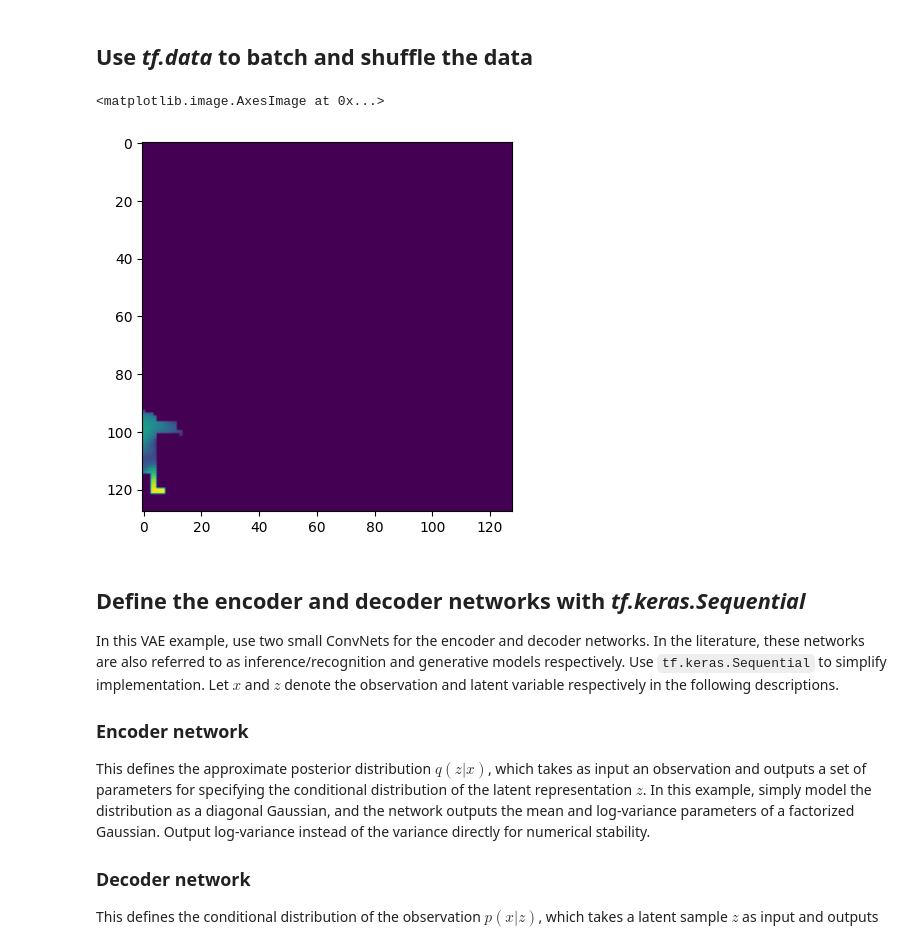
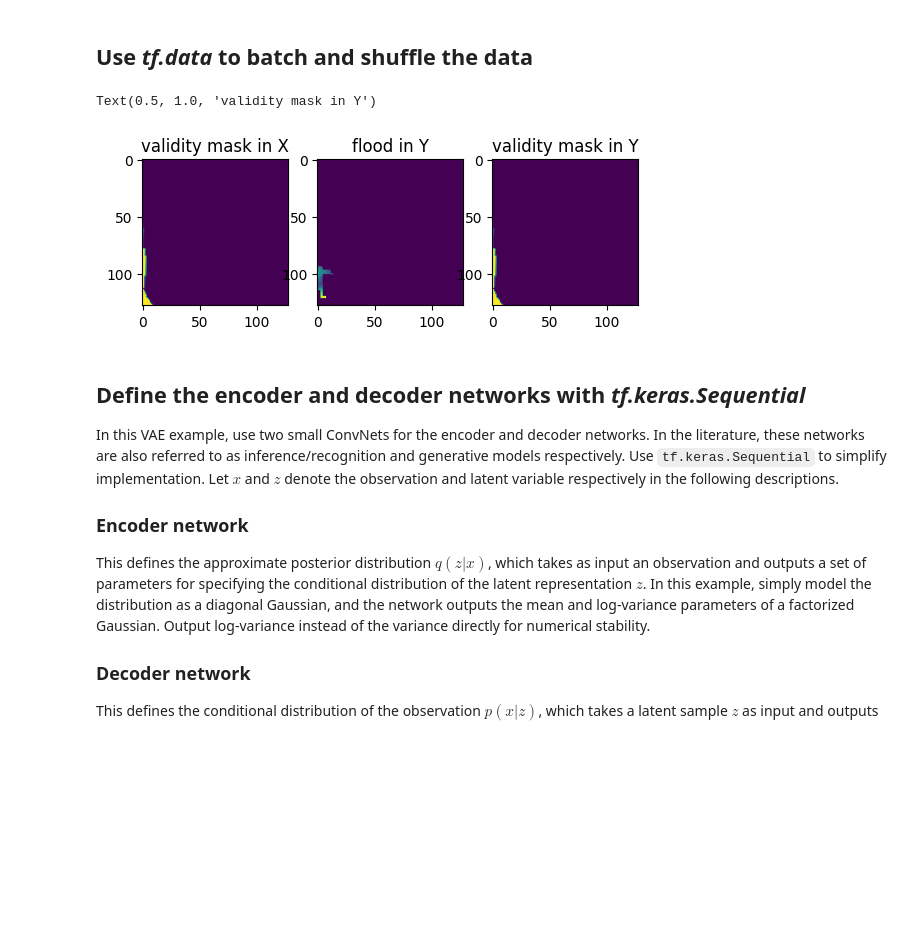
Before and after one commit to openearth/student-case-indonesia, a Jupyter notebook: model/cvae.ipynb, the cells around one changed output. Saved outputs shown, nothing was run; the diff lists cells and outputs as text; code cells hidden in the pictures; blank space fills up the shorter version.

```diff
--- a/model/cvae.ipynb
+++ b/model/cvae.ipynb
@@ -189,10 +189,21 @@ train_dataset = train_dataset.batch(batch_size, drop_remainder=True)
 # %%
 batch_example = train_dataset.take(1)
 example_x, example_y = list(batch_example)[0]
-plt.imshow(example_y[0, ..., 0])
-# %% [output]
-<matplotlib.image.AxesImage at 0x...>
-[figure, removed]
+# %%
+# flood should have a positive mask (this is actually  not a mask but a "validity mask" invalid = 0, valid = 1)
+# similar to GEE
+mask_row = tensors[tensors['name'] == 'mask'].iloc[0]
+# example_x[..., ]
+fig, axes = plt.subplots(ncols=3)
+axes[0].imshow(example_x[0, ..., mask_row.name])
+axes[0].set_title('validity mask in X')
+axes[1].imshow(example_y[0, ..., 0])
+axes[1].set_title('flood in Y')
+axes[2].imshow(example_y[0, ..., 1])
+axes[2].set_title('validity mask in Y')
+# %% [output]
+Text(0.5, 1.0, 'validity mask in Y')
+[figure, added]
 # %% [markdown]
 ## Define the encoder and decoder networks with *tf.keras.Sequential*
 
```
Also changed, not shown: parts of 5 cells of this notebook.
